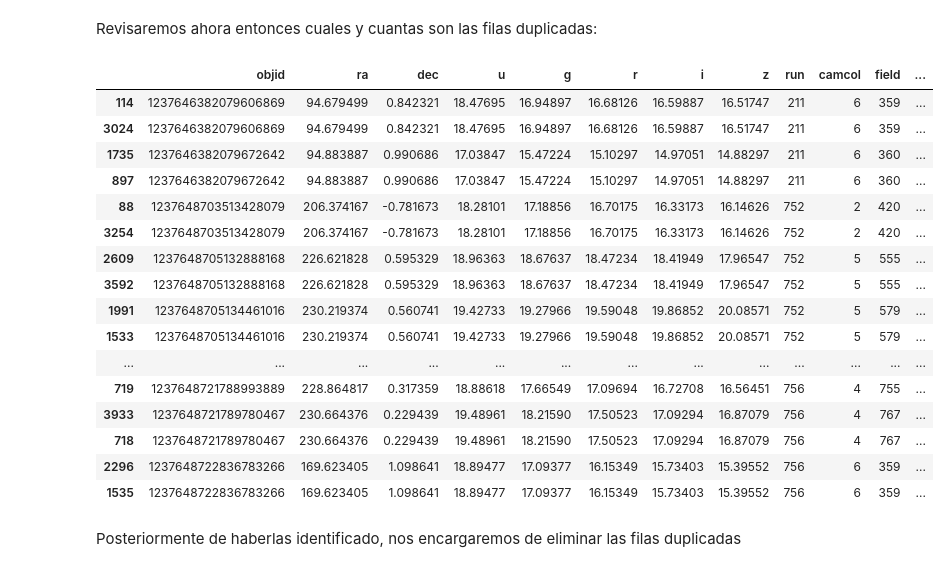
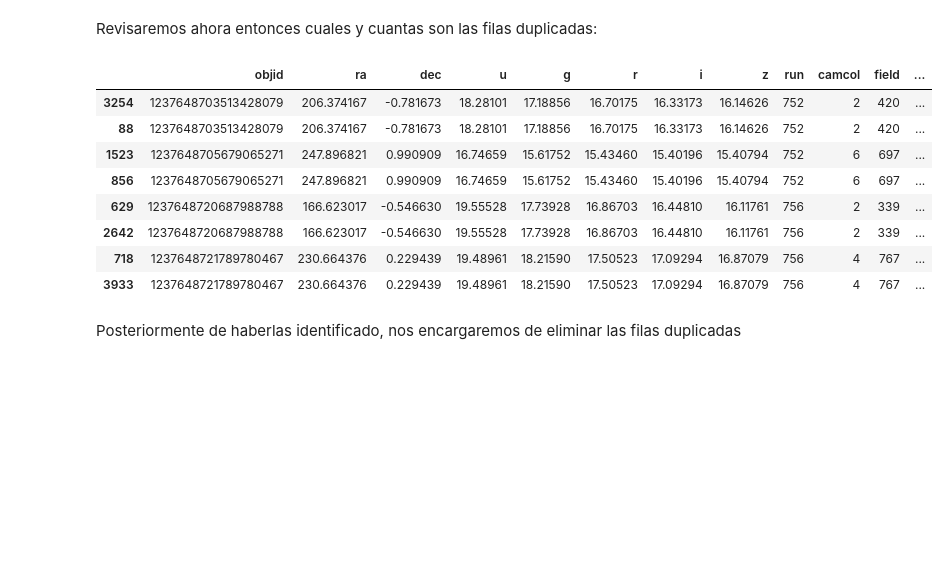
Before and after one commit to G17-BI-2025-1/Lab_1, a Jupyter notebook: lab1_BI.ipynb, the cells around one changed output. Saved outputs shown, nothing was run; the diff lists cells and outputs as text; code cells hidden in the pictures; blank space fills up the shorter version.

```diff
--- a/lab1_BI.ipynb
+++ b/lab1_BI.ipynb
@@ -194,24 +191,27 @@ Name: count, dtype: int64
 #Lo primero que haremos será ver la distribución de los datos para poder ir descartando algunas variables y
 #ver los comportamientos de las variables en general.
 
+star_alpes_train = pd.DataFrame(X_train, columns=X_train.columns)
+star_alpes_train['redshift'] = y_train
+
 var1=["objid", "ra", "dec"]
-sns.pairplot(star_alpes.sample(frac=1), height=4, y_vars="redshift", x_vars=var1, kind="scatter")
+sns.pairplot(star_alpes_train.sample(frac=1), height=4, y_vars="redshift", x_vars=var1, kind="scatter")
 
 var2=["u", "g", "r", "i", "z"]
-sns.pairplot(star_alpes.sample(frac=1), height=4, y_vars="redshift", x_vars=var2, kind="scatter")
+sns.pairplot(star_alpes_train.sample(frac=1), height=4, y_vars="redshift", x_vars=var2, kind="scatter")
 
 var3=["run", "camcol", "field"]
-sns.pairplot(star_alpes.sample(frac=1), height=4, y_vars="redshift", x_vars=var3, kind="scatter")
+sns.pairplot(star_alpes_train.sample(frac=1), height=4, y_vars="redshift", x_vars=var3, kind="scatter")
 
 var4=["score", "clean"]
-sns.pairplot(star_alpes.sample(frac=1), height=4, y_vars="redshift", x_vars=var4, kind="scatter")
+sns.pairplot(star_alpes_train.sample(frac=1), height=4, y_vars="redshift", x_vars=var4, kind="scatter")
 
 var5=["mjd", "rowv", "colv"]
-sns.pairplot(star_alpes.sample(frac=1), height=4, y_vars="redshift", x_vars=var5, kind="scatter")
+sns.pairplot(star_alpes_train.sample(frac=1), height=4, y_vars="redshift", x_vars=var5, kind="scatter")
 
 #Para class se utiliza un diagrama de bloques ya que es una variable categórica
 fig = plt.figure(figsize=(6, 4))
-ax = sns.boxplot(x = 'class', y = 'redshift', data = star_alpes)
+ax = sns.boxplot(x = 'class', y = 'redshift', data = star_alpes_train)
 d = ax.set_xticklabels(ax.get_xticklabels(), rotation = 70)
 plt.xlabel('Class')
 plt.ylabel('Redshift')
@@ -310,26 +306,18 @@ dtype: float64
 # %% [markdown]
 Revisaremos ahora entonces cuales y cuantas son las filas duplicadas:
 # %%
-duplicated_rows = star_alpes.loc[star_alpes.duplicated(subset=["redshift"]+["objid"], keep=False)].sort_values("objid")
+duplicated_rows = star_alpes_train.loc[star_alpes_train.duplicated(subset=["redshift"]+["objid"], keep=False)].sort_values("objid")
 duplicated_rows
 # %% [output]
 |  | objid | ra | dec | u | g | r | i | z | run | camcol | field | ... |
-| 114 | 1237646382079606869 | 94.679499 | 0.842321 | 18.47695 | 16.94897 | 16.68126 | 16.59887 | 16.51747 | 211 | 6 | 359 | ... |
-| 3024 | 1237646382079606869 | 94.679499 | 0.842321 | 18.47695 | 16.94897 | 16.68126 | 16.59887 | 16.51747 | 211 | 6 | 359 | ... |
-| 1735 | 1237646382079672642 | 94.883887 | 0.990686 | 17.03847 | 15.47224 | 15.10297 | 14.97051 | 14.88297 | 211 | 6 | 360 | ... |
-| 897 | 1237646382079672642 | 94.883887 | 0.990686 | 17.03847 | 15.47224 | 15.10297 | 14.97051 | 14.88297 | 211 | 6 | 360 | ... |
+| 3254 | 1237648703513428079 | 206.374167 | -0.781673 | 18.28101 | 17.18856 | 16.70175 | 16.33173 | 16.14626 | 752 | 2 | 420 | ... |
 | 88 | 1237648703513428079 | 206.374167 | -0.781673 | 18.28101 | 17.18856 | 16.70175 | 16.33173 | 16.14626 | 752 | 2 | 420 | ... |
-| 3254 | 1237648703513428079 | 206.374167 | -0.781673 | 18.28101 | 17.18856 | 16.70175 | 16.33173 | 16.14626 | 752 | 2 | 420 | ... |
-| 2609 | 1237648705132888168 | 226.621828 | 0.595329 | 18.96363 | 18.67637 | 18.47234 | 18.41949 | 17.96547 | 752 | 5 | 555 | ... |
-| 3592 | 1237648705132888168 | 226.621828 | 0.595329 | 18.96363 | 18.67637 | 18.47234 | 18.41949 | 17.96547 | 752 | 5 | 555 | ... |
-| 1991 | 1237648705134461016 | 230.219374 | 0.560741 | 19.42733 | 19.27966 | 19.59048 | 19.86852 | 20.08571 | 752 | 5 | 579 | ... |
-| 1533 | 1237648705134461016 | 230.219374 | 0.560741 | 19.42733 | 19.27966 | 19.59048 | 19.86852 | 20.08571 | 752 | 5 | 579 | ... |
-| ... | ... | ... | ... | ... | ... | ... | ... | ... | ... | ... | ... | ... |
-| 719 | 1237648721788993889 | 228.864817 | 0.317359 | 18.88618 | 17.66549 | 17.09694 | 16.72708 | 16.56451 | 756 | 4 | 755 | ... |
+| 1523 | 1237648705679065271 | 247.896821 | 0.990909 | 16.74659 | 15.61752 | 15.43460 | 15.40196 | 15.40794 | 752 | 6 | 697 | ... |
+| 856 | 1237648705679065271 | 247.896821 | 0.990909 | 16.74659 | 15.61752 | 15.43460 | 15.40196 | 15.40794 | 752 | 6 | 697 | ... |
+| 629 | 1237648720687988788 | 166.623017 | -0.546630 | 19.55528 | 17.73928 | 16.86703 | 16.44810 | 16.11761 | 756 | 2 | 339 | ... |
+| 2642 | 1237648720687988788 | 166.623017 | -0.546630 | 19.55528 | 17.73928 | 16.86703 | 16.44810 | 16.11761 | 756 | 2 | 339 | ... |
+| 718 | 1237648721789780467 | 230.664376 | 0.229439 | 19.48961 | 18.21590 | 17.50523 | 17.09294 | 16.87079 | 756 | 4 | 767 | ... |
 | 3933 | 1237648721789780467 | 230.664376 | 0.229439 | 19.48961 | 18.21590 | 17.50523 | 17.09294 | 16.87079 | 756 | 4 | 767 | ... |
-| 718 | 1237648721789780467 | 230.664376 | 0.229439 | 19.48961 | 18.21590 | 17.50523 | 17.09294 | 16.87079 | 756 | 4 | 767 | ... |
-| 2296 | 1237648722836783266 | 169.623405 | 1.098641 | 18.89477 | 17.09377 | 16.15349 | 15.73403 | 15.39552 | 756 | 6 | 359 | ... |
-| 1535 | 1237648722836783266 | 169.623405 | 1.098641 | 18.89477 | 17.09377 | 16.15349 | 15.73403 | 15.39552 | 756 | 6 | 359 | ... |
 # %% [markdown]
 Posteriormente de haberlas identificado, nos encargaremos de eliminar las filas duplicadas
 # %% [markdown]
```
Also changed, not shown: parts of 41 cells of this notebook.
